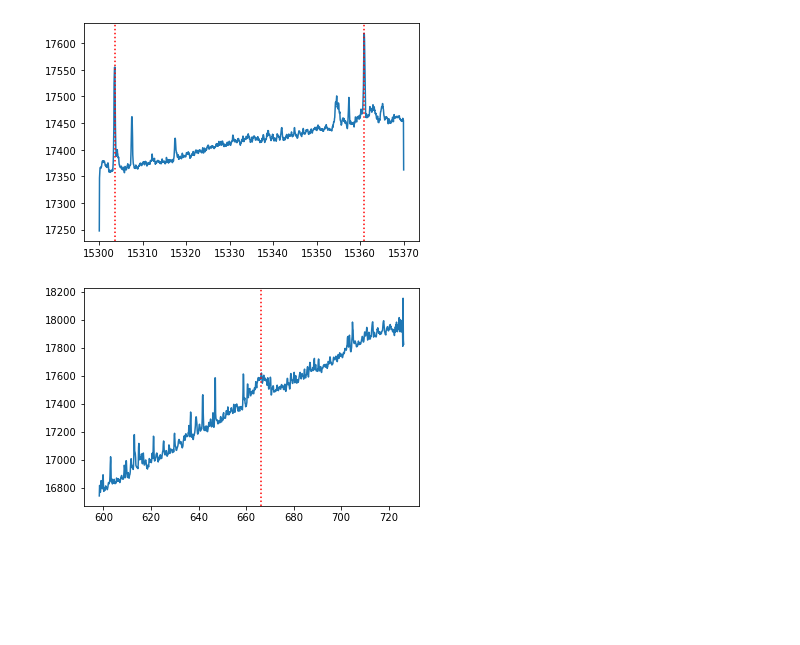
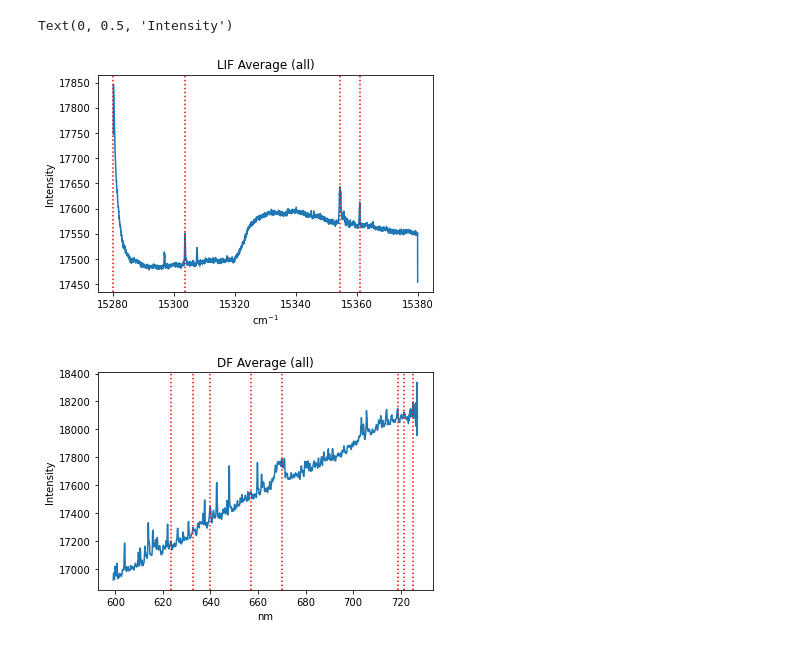
Before and after one commit to c-nielson/Heaven-Lab-Program-Repo, a Jupyter notebook: 2D Grapher.ipynb, the cells around one changed output. Drawn from its saved outputs; the diff is of its cells as text; code cells hidden in the pictures; blank space fills up the shorter version.

Commit message:
Updated to allow bound setting in auto_slice. Changed bound logic for DF_slice

```diff
--- a/2D Grapher.ipynb
+++ b/2D Grapher.ipynb
@@ -51,33 +51,46 @@ _2D_Utils.save_image(data_medfilt, scan_start, scan_stop, fluor_min, fluor_max,
 # %%
 lif = _2D_Utils.LIF_slice(data_medfilt, DF_pts)
 
-lif_peaks = _2D_Utils.get_peaks(lif, 100)
+lif_peaks = _2D_Utils.get_peaks(lif, 50, 2)
 
 plt.plot(LIF_pts, lif)
 for peak in lif_peaks[0]:
     plt.axvline(x=LIF_pts[peak], color='r', linestyle=':')
+
+plt.title("LIF Average (all)")
+plt.xlabel(r"cm$^{-1}$")
+plt.ylabel("Intensity")
 # %% [output]
+Text(0, 0.5, 'Intensity')
-[figure, old version]
+[figure, new version]
-# %%
-desired_DF_prominence = 100
-desired_DF_width = 25
-# Change the above lines to determine peak selection sensitivity for DF slices
-
-desired_LIF_prominence = 7605
-desired_LIF_width = 4
-# Change the above lines to determine peak selection sensitivity for LIF slices
-
-df = _2D_Utils.DF_slice(data_medfilt, LIF_pts)
-
-df_peaks, _ = _2D_Utils.get_peaks(df, desired_DF_prominence, desired_DF_width)
-
-plt.plot(DF_pts, df)
-for peak in df_peaks:
-    plt.axvline(x=DF_pts[peak], color='r', linestyle=':')
-
-slices = _2D_Utils.auto_slice(data_medfilt, DF_pts, LIF_pts, DF_prominence=desired_DF_prominence, LIF_prominence=desired_LIF_prominence, DF_width=desired_DF_width, LIF_width=desired_LIF_width)
-# %% [output]
-[figure, removed]
+# %%
+desired_DF_prominence = 40
+desired_DF_width = 5
+# Change the above lines to determine peak selection sensitivity for DF slices
+
+desired_LIF_prominence = 75
+desired_LIF_width = 2
+# Change the above lines to determine peak selection sensitivity for LIF slices
+
+DF_slice_min = 15350
+DF_slice_max = 15370
+# Change the above lines to limit area of selection for DF slices; None will take average over all points
+
+df = _2D_Utils.DF_slice(data_medfilt, LIF_pts, DF_slice_min, DF_slice_max)
+
+df_peaks, _ = _2D_Utils.get_peaks(df, desired_DF_prominence, desired_DF_width)
+
+plt.plot(DF_pts, df)
+for peak in df_peaks:
+    plt.axvline(x=DF_pts[peak], color='r', linestyle=':')
+
+plt.title("DF Average (all)")
+plt.xlabel("nm")
+plt.ylabel("Intensity")
+
+slices = _2D_Utils.auto_slice(data_medfilt, DF_pts, LIF_pts, DF_min=DF_slice_min, DF_max=DF_slice_max, DF_prominence=desired_DF_prominence, LIF_prominence=desired_LIF_prominence, DF_width=desired_DF_width, LIF_width=desired_LIF_width)
+# %% [output]
+[figure, added]
 # %%
 print(f'Number of slices available: {len(slices)}')
 # %% [output]
```
Also changed, not shown: parts of 4 cells of this notebook, 1 other file.
